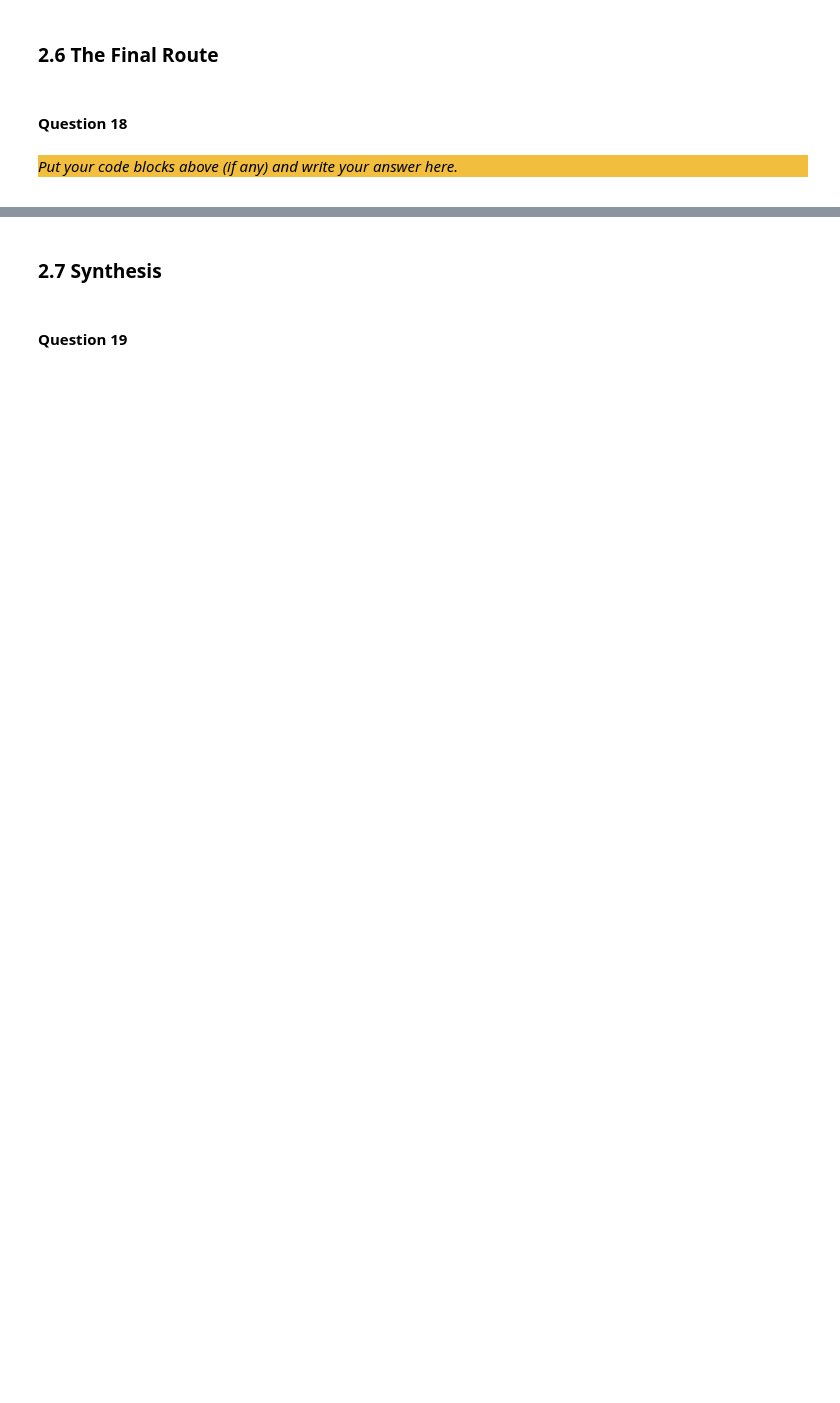
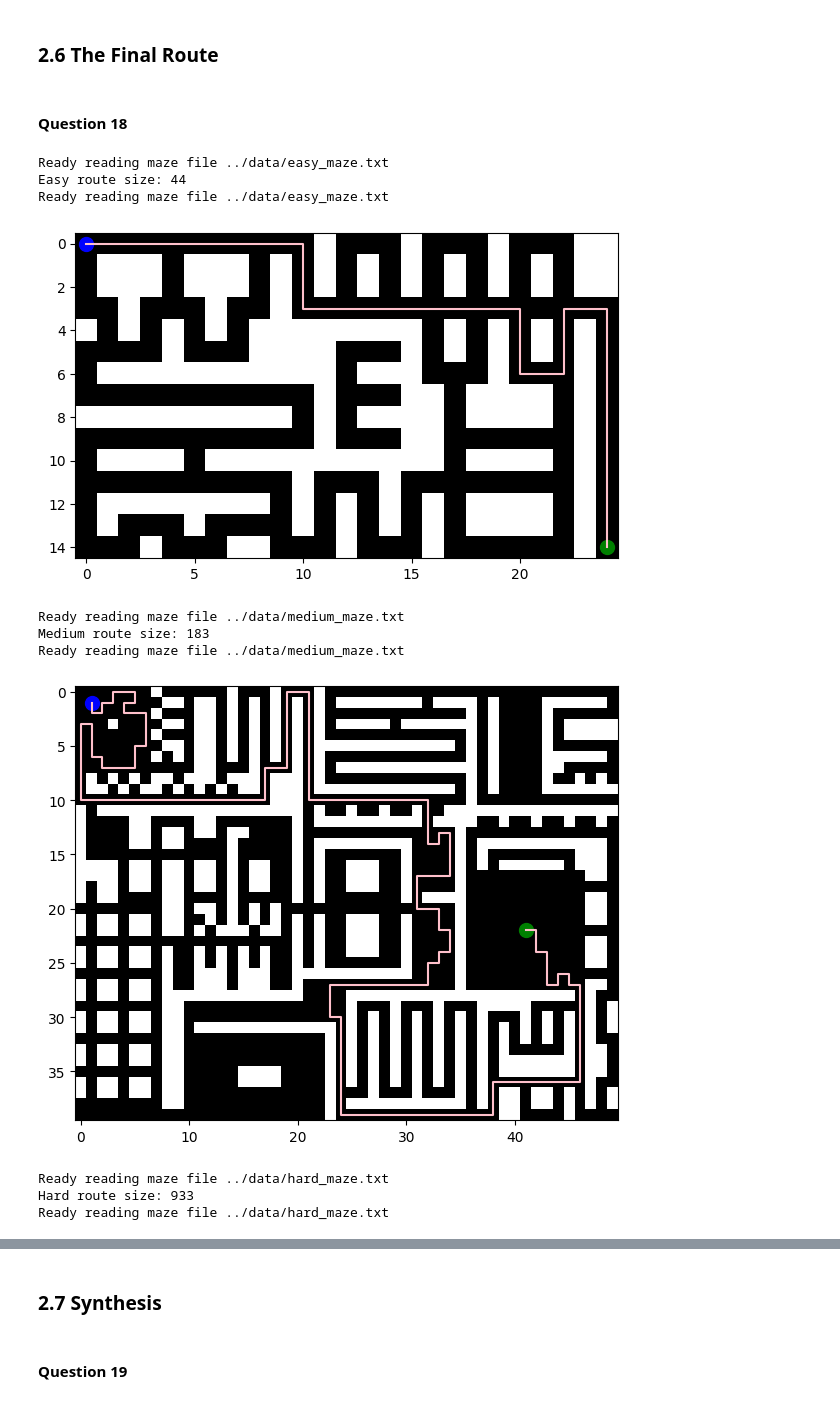
Before and after one commit to MrKretowski/ci-lab-assignments-2, a Jupyter notebook: src/Main.ipynb, the cells around one changed output, grey strips where cells are left out. Saved outputs shown, nothing was run; the diff lists cells and outputs as text; code cells hidden in the pictures; blank space fills up the shorter version.

```diff
--- a/src/Main.ipynb
+++ b/src/Main.ipynb
@@ -783,7 +1438,55 @@ _Put your code blocks above (if any) and write your answer here._
 ### 2.6 The Final Route
 # %% [markdown]
 #### Question 18
-# %% [markdown]
-<div style="background-color:#f1be3e">
-
-_Put your code blocks above (if any) and write your answer here._
+# %%
+# Final chosen parameters from Question 16
+from VisualizerHelpers import Maze as VizMaze
+from Visualizer import Visualizer
+
+group_number = "69"
+
+final_params = {
+    "easy":   {"ants": 20, "gens": 40, "q": 1600, "evap": 0.2,  "conv": 5},
+    "medium": {"ants": 15, "gens": 20, "q": 2400, "evap": 0.05, "conv": 8},
+    "hard":   {"ants": 20, "gens": 20, "q": 1600, "evap": 0.2,  "conv": 12},
+}
+
+for maze_name in ["easy", "medium", "hard"]:
+    params = final_params[maze_name]
+
+    maze = Maze.create_maze(f"../data/{maze_name}_maze.txt")
+    spec = PathSpecification.read_coordinates(f"../data/{maze_name}_coordinates.txt")
+
+    aco = AntColonyOptimization(
+        maze,
+        params["ants"],
+        params["gens"],
+        params["q"],
+        params["evap"],
+        params["conv"]
+    )
+
+    route = aco.find_shortest_route(spec)
+
+    if route is not None:
+        print(f"{maze_name.capitalize()} route size: {route.size()}")
+
+        # separate maze object only for the visualizer
+        viz_maze = VizMaze.create_maze(f"../data/{maze_name}_maze.txt")
+        Visualizer.visualize_individual_path(viz_maze, route, spec)
+
+        route.write_to_file(f"../data/{group_number}_{maze_name}.txt")
+    else:
+        print(f"No route found for {maze_name}")
+# %% [output]
+Ready reading maze file ../data/easy_maze.txt
+Easy route size: 44
+Ready reading maze file ../data/easy_maze.txt
+[figure, added]
+Ready reading maze file ../data/medium_maze.txt
+Medium route size: 183
+Ready reading maze file ../data/medium_maze.txt
+[figure, added]
+Ready reading maze file ../data/hard_maze.txt
+Hard route size: 933
+Ready reading maze file ../data/hard_maze.txt
```
Also changed, not shown: parts of 19 cells of this notebook, 6 other files.
